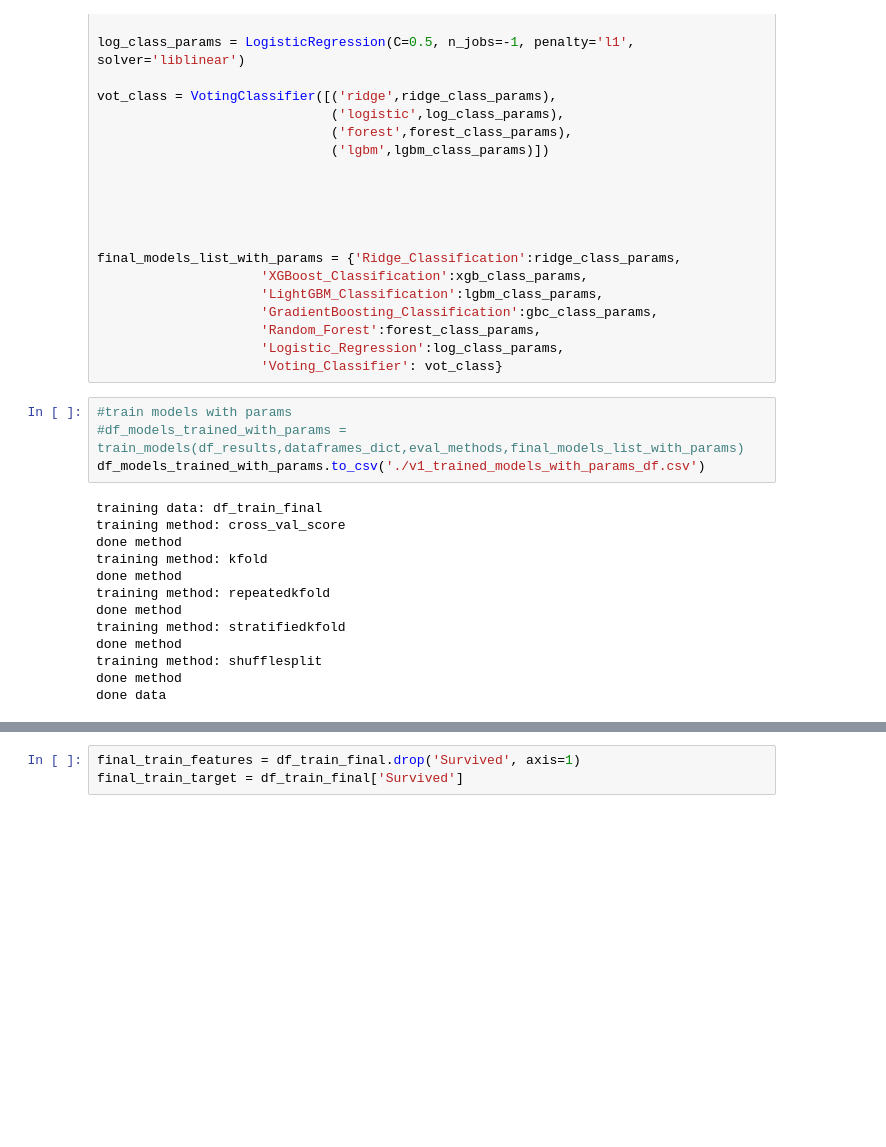
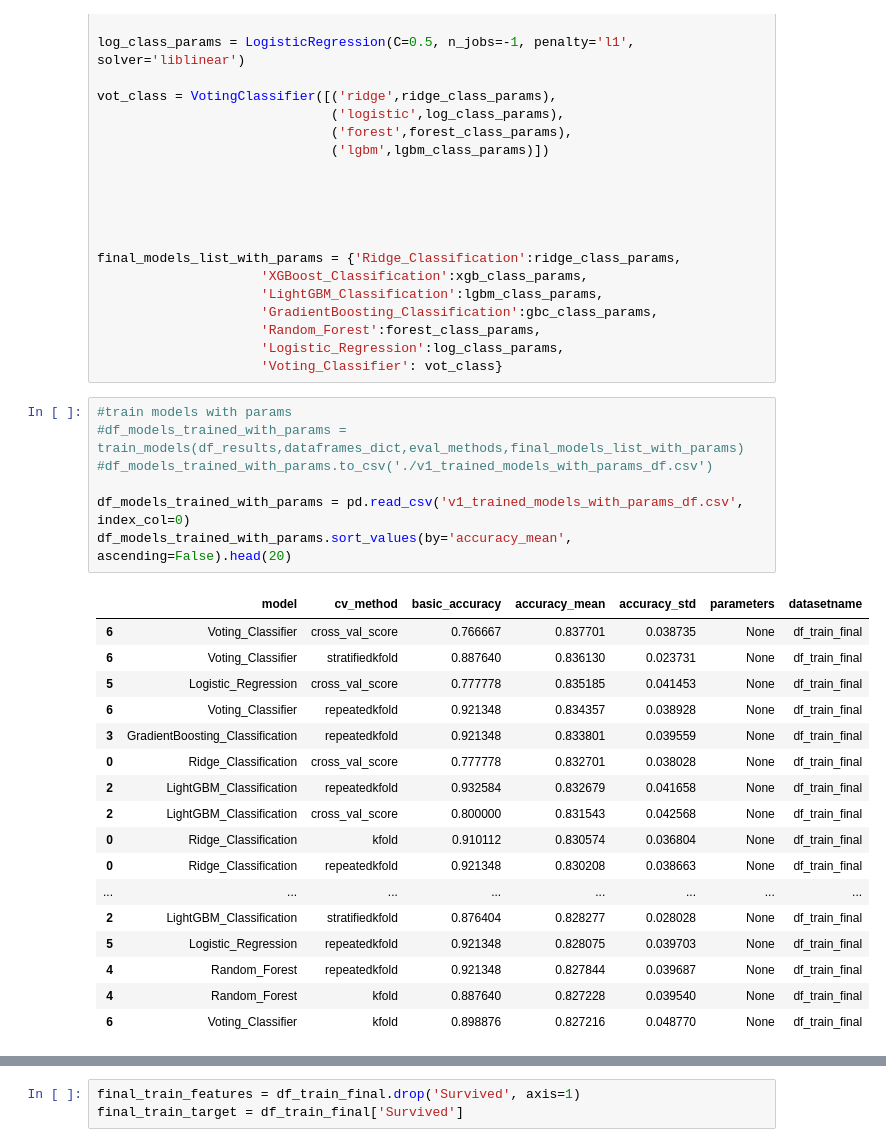
Before and after one commit to Airdj/titanic_survival_prediction, a Jupyter notebook: titanic_survival_prediction_V1_git.ipynb, the cells around one changed output, grey strips where cells are left out. Cells and saved outputs as stored; diff of their text form; blank space fills up the shorter version.

```diff
--- a/titanic_survival_prediction_V1_git.ipynb
+++ b/titanic_survival_prediction_V1_git.ipynb
@@ -1220,17 +1221,25 @@ final_models_list_with_params = {'Ridge_Classification':ridge_class_params,
 # %%
 #train models with params
 #df_models_trained_with_params = train_models(df_results,dataframes_dict,eval_methods,final_models_list_with_params)
-df_models_trained_with_params.to_csv('./v1_trained_models_with_params_df.csv')
+#df_models_trained_with_params.to_csv('./v1_trained_models_with_params_df.csv')
+
+df_models_trained_with_params = pd.read_csv('v1_trained_models_with_params_df.csv', index_col=0)
+df_models_trained_with_params.sort_values(by='accuracy_mean', ascending=False).head(20)
 # %% [output]
-training data: df_train_final
-training method: cross_val_score
-done method
-training method: kfold
-done method
-training method: repeatedkfold
-done method
-training method: stratifiedkfold
-done method
-training method: shufflesplit
-done method
-done data
+|  | model | cv_method | basic_accuracy | accuracy_mean | accuracy_std | parameters | datasetname |
+| 6 | Voting_Classifier | cross_val_score | 0.766667 | 0.837701 | 0.038735 | None | df_train_final |
+| 6 | Voting_Classifier | stratifiedkfold | 0.887640 | 0.836130 | 0.023731 | None | df_train_final |
+| 5 | Logistic_Regression | cross_val_score | 0.777778 | 0.835185 | 0.041453 | None | df_train_final |
+| 6 | Voting_Classifier | repeatedkfold | 0.921348 | 0.834357 | 0.038928 | None | df_train_final |
+| 3 | GradientBoosting_Classification | repeatedkfold | 0.921348 | 0.833801 | 0.039559 | None | df_train_final |
+| 0 | Ridge_Classification | cross_val_score | 0.777778 | 0.832701 | 0.038028 | None | df_train_final |
+| 2 | LightGBM_Classification | repeatedkfold | 0.932584 | 0.832679 | 0.041658 | None | df_train_final |
+| 2 | LightGBM_Classification | cross_val_score | 0.800000 | 0.831543 | 0.042568 | None | df_train_final |
+| 0 | Ridge_Classification | kfold | 0.910112 | 0.830574 | 0.036804 | None | df_train_final |
+| 0 | Ridge_Classification | repeatedkfold | 0.921348 | 0.830208 | 0.038663 | None | df_train_final |
+| ... | ... | ... | ... | ... | ... | ... | ... |
+| 2 | LightGBM_Classification | stratifiedkfold | 0.876404 | 0.828277 | 0.028028 | None | df_train_final |
+| 5 | Logistic_Regression | repeatedkfold | 0.921348 | 0.828075 | 0.039703 | None | df_train_final |
+| 4 | Random_Forest | repeatedkfold | 0.921348 | 0.827844 | 0.039687 | None | df_train_final |
+| 4 | Random_Forest | kfold | 0.887640 | 0.827228 | 0.039540 | None | df_train_final |
+| 6 | Voting_Classifier | kfold | 0.898876 | 0.827216 | 0.048770 | None | df_train_final |
```
Also changed, not shown: parts of 14 cells of this notebook, 1 other file.
